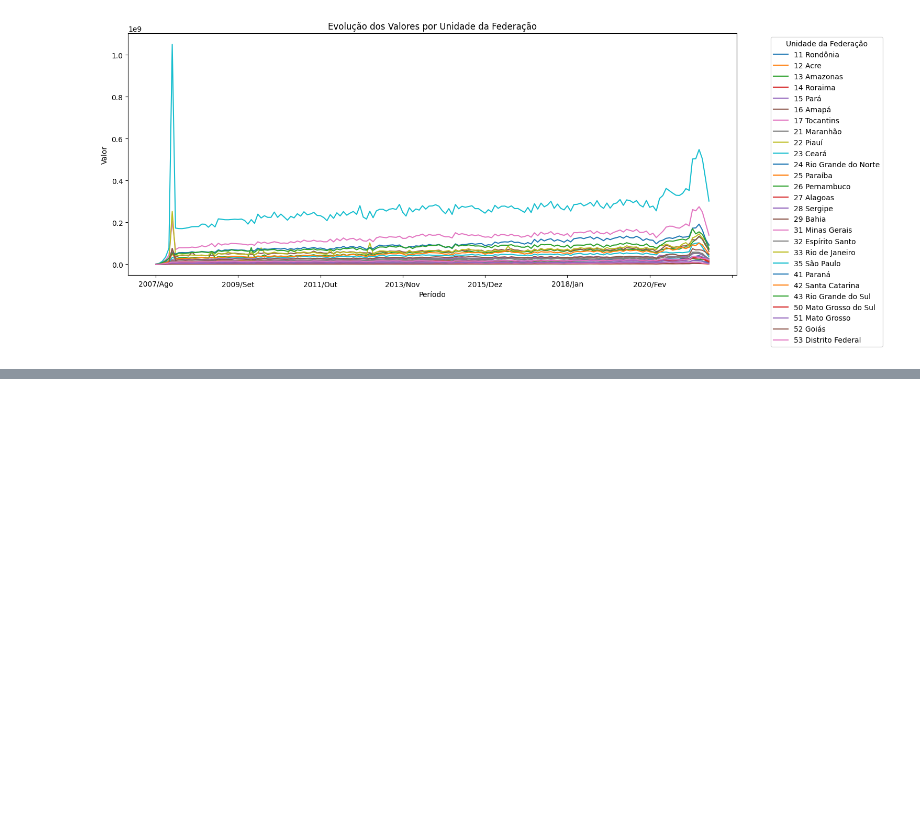
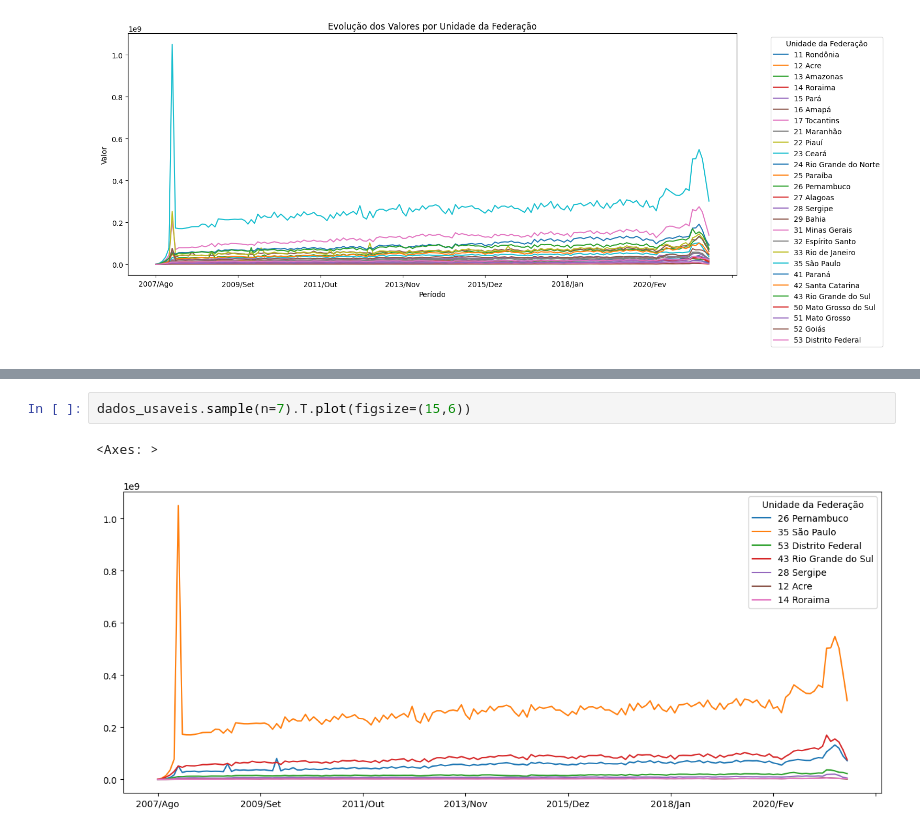
Before and after one commit to AleLucasG/Pos_Tech_FIAP_Data_Analytics, a Jupyter notebook: 01-data-analytics/handson/handson-03/Producao_Hospitalar.ipynb, the cells around one changed output, grey strips where cells are left out. Saved outputs shown, nothing was run; the diff lists cells and outputs as text; blank space fills up the shorter version.

```diff
--- a/01-data-analytics/handson/handson-03/Producao_Hospitalar.ipynb
+++ b/01-data-analytics/handson/handson-03/Producao_Hospitalar.ipynb
@@ -447,0 +489,5 @@ plt.show()
+# %%
+dados_usaveis.sample(n=7).T.plot(figsize=(15,6))
+# %% [output]
+<Axes: >
+[figure, added]
```
Also changed, not shown: parts of 12 cells of this notebook.
